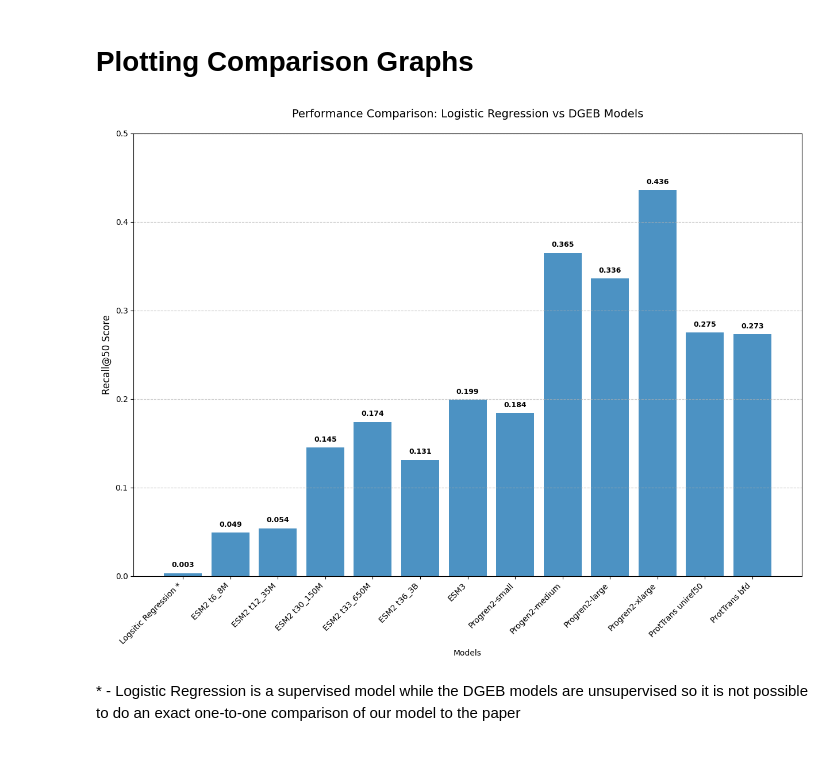
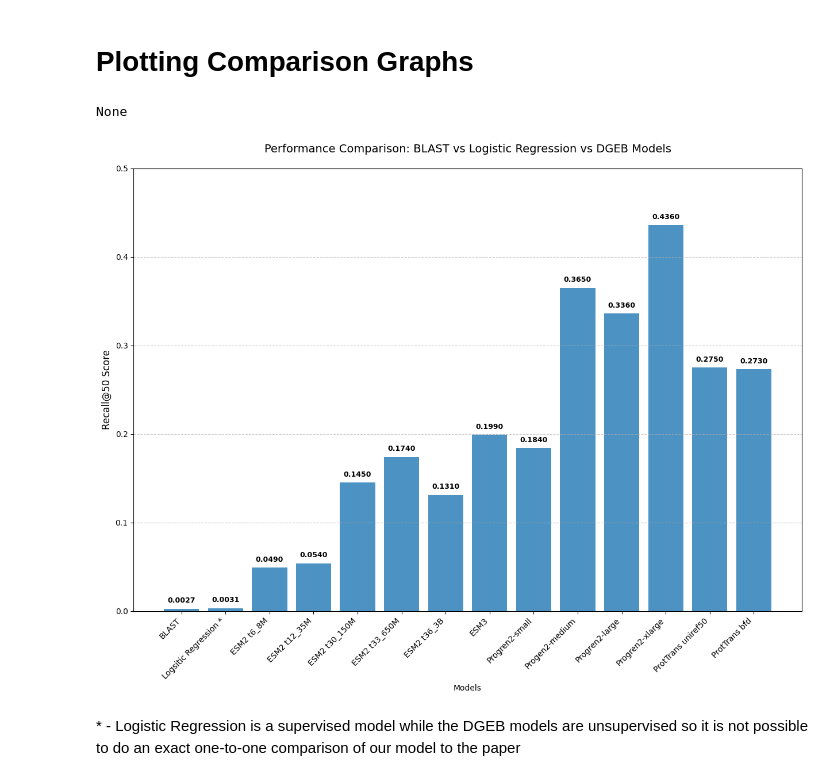
Before and after one commit to advayav/dgeb-comparitive-analysis, a Jupyter notebook: DGEB_BiGene_Mining_LR.ipynb, the cells around one changed output. Cells and saved outputs as stored; diff of their text form; code cells hidden in the pictures.

Commit message:
updated graphs for the bigene mining and added gitignore to remove not upload fasta files

```diff
--- a/DGEB_BiGene_Mining_LR.ipynb
+++ b/DGEB_BiGene_Mining_LR.ipynb
@@ -282,30 +294,32 @@ print("Confusion")
 # %% [markdown]
 # Plotting Comparison Graphs
 # %%
-models = ['Logsitic Regression *', 'ESM2 t6_8M', 'ESM2 t12_35M', 'ESM2 t30_150M', 'ESM2 t33_650M', 'ESM2 t36_3B', 'ESM3',
+models = ['BLAST', 'Logsitic Regression *', 'ESM2 t6_8M', 'ESM2 t12_35M', 'ESM2 t30_150M', 'ESM2 t33_650M', 'ESM2 t36_3B', 'ESM3',
           'Progren2-small', 'Progen2-medium', 'Progren2-large', 'Progren2-xlarge', 'ProtTrans uniref50', 'ProtTrans bfd']
-recall50_scores = [recall_50, 0.049, 0.054, 0.145, 0.174, 0.131, 0.199, 0.184, 0.365, 0.336, 0.436, 0.275, 0.273]
+%store -r recall
+print(recall)
+recall50_scores = [0.0027, recall_50, 0.049, 0.054, 0.145, 0.174, 0.131, 0.199, 0.184, 0.365, 0.336, 0.436, 0.275, 0.273]
 
 plt.figure(figsize=(15, 10))
 bars = plt.bar(models, recall50_scores, alpha=0.8)
 
 # Add styling
 plt.xlabel("Models")
 plt.ylabel("Recall@50 Score", fontsize=12)
-plt.title("Performance Comparison: Logistic Regression vs DGEB Models", fontsize=14, pad=20)
+plt.title("Performance Comparison: BLAST vs Logistic Regression vs DGEB Models", fontsize=14, pad=20)
 plt.ylim(0, 0.50)
 plt.grid(axis='y', linestyle='--', alpha=0.7)
 
 plt.xticks(rotation=45, ha='right')
 
 for bar in bars:
     yval = bar.get_height()
     plt.text(bar.get_x() + bar.get_width()/2, yval + 0.005,
-             f'{yval:.3f}', ha='center', va='bottom', fontsize=9, fontweight='bold')
+             f'{yval:.4f}', ha='center', va='bottom', fontsize=9, fontweight='bold')
 
-# plt.tight_layout()
 plt.show()
 # %% [output]
+None
-[figure, old version]
+[figure, new version]
 # %% [markdown]
 \* - Logistic Regression is a supervised model while the DGEB models are unsupervised so it is not possible to do an exact one-to-one comparison of our model to the paper
```
Also changed, not shown: parts of 4 cells of this notebook, 2 other files.
